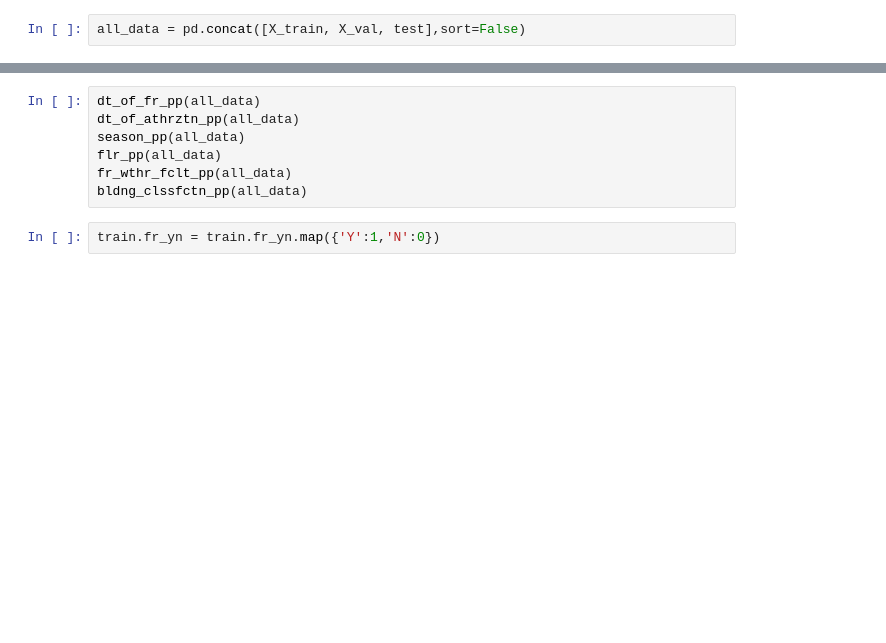
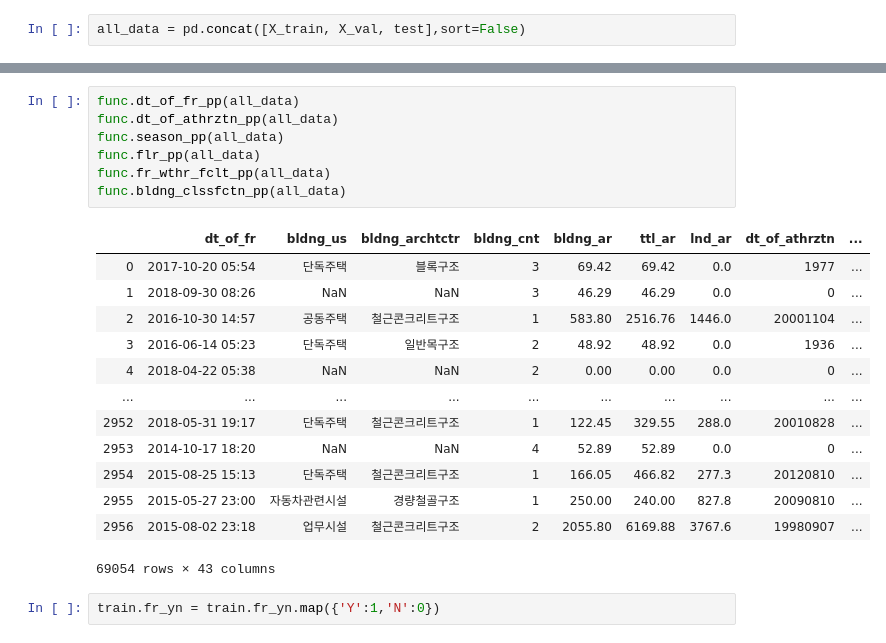
Before and after one commit to cjsgk106/fire-prediction-analysis, a Jupyter notebook: work/preprocessing.ipynb, the cells around one changed output, grey strips where cells are left out. Drawn from its saved outputs; the diff is of its cells as text; blank space fills up the shorter version.

```diff
--- a/work/preprocessing.ipynb
+++ b/work/preprocessing.ipynb
@@ -107,10 +105,24 @@ Text(0.5, 1.0, 'Percent missing data by feature')
 # %%
-dt_of_fr_pp(all_data)
-dt_of_athrztn_pp(all_data)
-season_pp(all_data)
-flr_pp(all_data)
-fr_wthr_fclt_pp(all_data)
-bldng_clssfctn_pp(all_data)
+func.dt_of_fr_pp(all_data)
+func.dt_of_athrztn_pp(all_data)
+func.season_pp(all_data)
+func.flr_pp(all_data)
+func.fr_wthr_fclt_pp(all_data)
+func.bldng_clssfctn_pp(all_data)
+# %% [output]
+|  | dt_of_fr | bldng_us | bldng_archtctr | bldng_cnt | bldng_ar | ttl_ar | lnd_ar | dt_of_athrztn | ... |
+| 0 | 2017-10-20 05:54 | 단독주택 | 블록구조 | 3 | 69.42 | 69.42 | 0.0 | 1977 | ... |
+| 1 | 2018-09-30 08:26 | NaN | NaN | 3 | 46.29 | 46.29 | 0.0 | 0 | ... |
+| 2 | 2016-10-30 14:57 | 공동주택 | 철근콘크리트구조 | 1 | 583.80 | 2516.76 | 1446.0 | 20001104 | ... |
+| 3 | 2016-06-14 05:23 | 단독주택 | 일반목구조 | 2 | 48.92 | 48.92 | 0.0 | 1936 | ... |
+| 4 | 2018-04-22 05:38 | NaN | NaN | 2 | 0.00 | 0.00 | 0.0 | 0 | ... |
+| ... | ... | ... | ... | ... | ... | ... | ... | ... | ... |
+| 2952 | 2018-05-31 19:17 | 단독주택 | 철근콘크리트구조 | 1 | 122.45 | 329.55 | 288.0 | 20010828 | ... |
+| 2953 | 2014-10-17 18:20 | NaN | NaN | 4 | 52.89 | 52.89 | 0.0 | 0 | ... |
+| 2954 | 2015-08-25 15:13 | 단독주택 | 철근콘크리트구조 | 1 | 166.05 | 466.82 | 277.3 | 20120810 | ... |
+| 2955 | 2015-05-27 23:00 | 자동차관련시설 | 경량철골구조 | 1 | 250.00 | 240.00 | 827.8 | 20090810 | ... |
+| 2956 | 2015-08-02 23:18 | 업무시설 | 철근콘크리트구조 | 2 | 2055.80 | 6169.88 | 3767.6 | 19980907 | ... |
+69054 rows × 43 columns
 # %%
 train.fr_yn = train.fr_yn.map({'Y':1,'N':0})
 # %%
```
Also changed, not shown: parts of 32 cells of this notebook, 1 other file.
